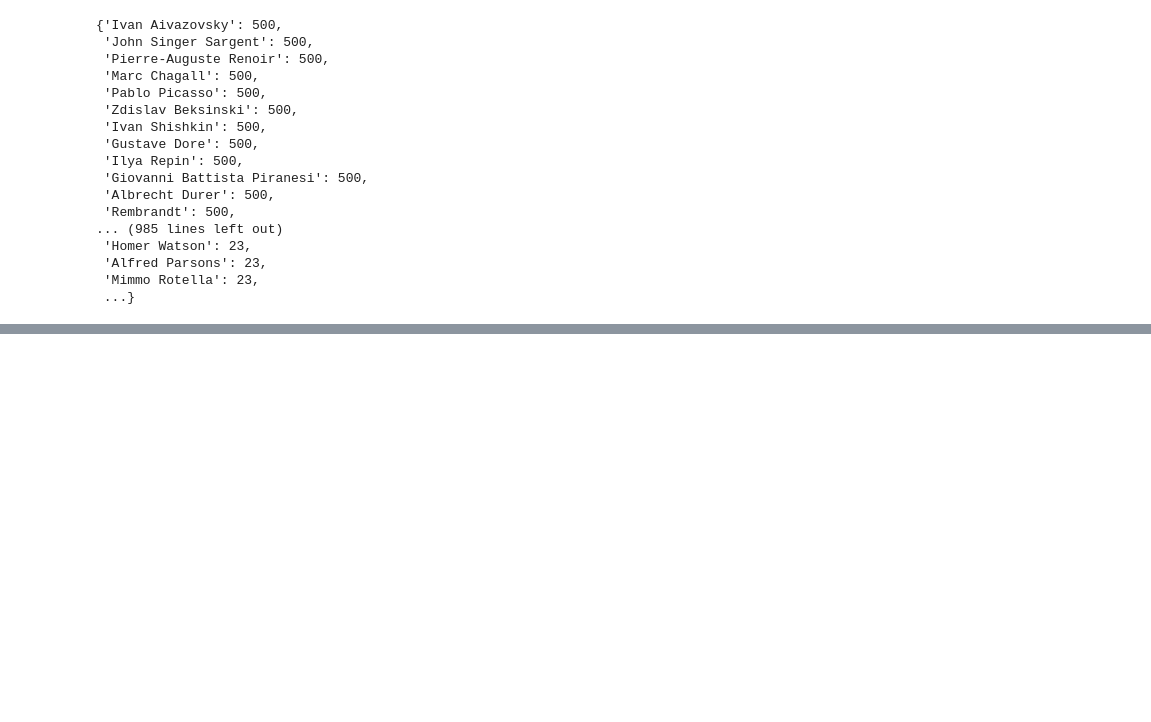
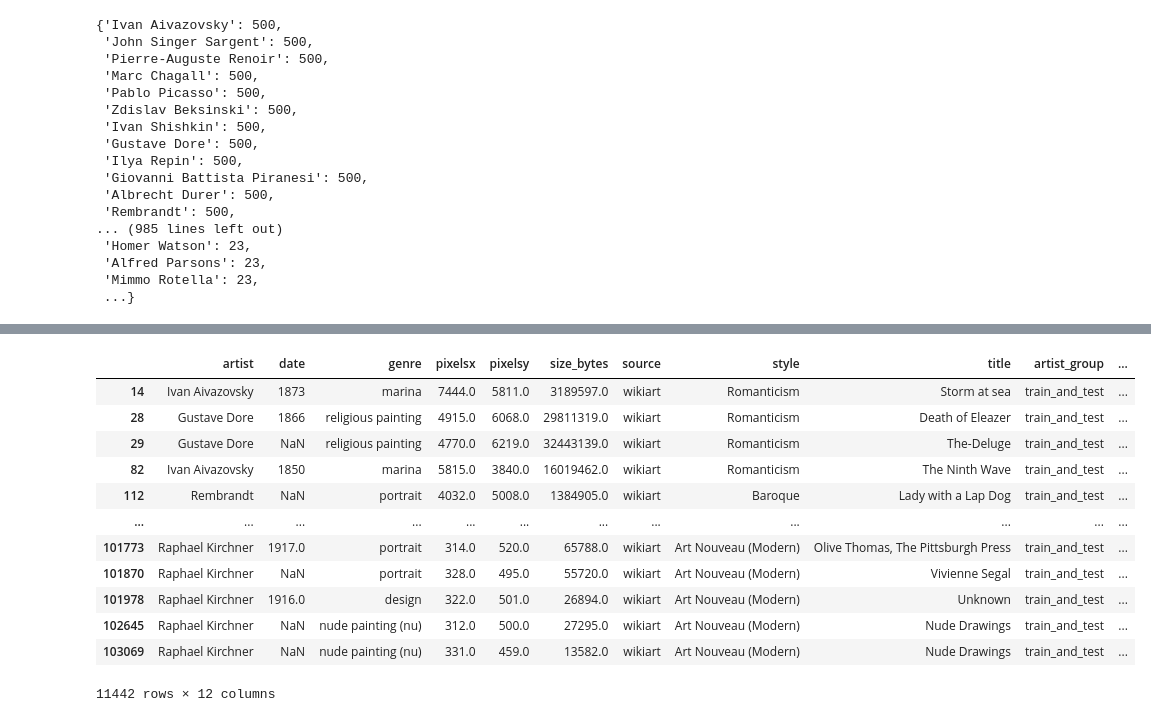
Before and after one commit to DCC-UAB/XNAPproject-grup07, a Jupyter notebook: our_code/fragment_train.ipynb, the cells around one changed output, grey strips where cells are left out. Saved outputs shown, nothing was run; the diff lists cells and outputs as text; code cells hidden in the pictures; blank space fills up the shorter version.

```diff
--- a/our_code/fragment_train.ipynb
+++ b/our_code/fragment_train.ipynb
@@ -170,0 +198,4 @@ Aquest serà el conjunt a utilitzar com a train, però sense fer el Data Augment
+# %%
+directori = "D:\\train_n_artists"
+content = os.listdir(directori)
+content
@@ -170,0 +220,21 @@ Aquest serà el conjunt a utilitzar com a train, però sense fer el Data Augment
+# %%
+artist_files = defaultdict(list)
+df_filtered = df_filtered[df_filtered['new_filename'].isin(content)]
+display(df_filtered)
+for index, row in df_filtered.iterrows():
+    artist_files[row['artist']].append(row['new_filename'])
+artist_files = dict(artist_files)
+# %% [output]
+|  | artist | date | genre | pixelsx | pixelsy | size_bytes | source | style | title | artist_group | ... |
+| 14 | Ivan Aivazovsky | 1873 | marina | 7444.0 | 5811.0 | 3189597.0 | wikiart | Romanticism | Storm at sea | train_and_test | ... |
+| 28 | Gustave Dore | 1866 | religious painting | 4915.0 | 6068.0 | 29811319.0 | wikiart | Romanticism | Death of Eleazer | train_and_test | ... |
+| 29 | Gustave Dore | NaN | religious painting | 4770.0 | 6219.0 | 32443139.0 | wikiart | Romanticism | The-Deluge | train_and_test | ... |
+| 82 | Ivan Aivazovsky | 1850 | marina | 5815.0 | 3840.0 | 16019462.0 | wikiart | Romanticism | The Ninth Wave | train_and_test | ... |
+| 112 | Rembrandt | NaN | portrait | 4032.0 | 5008.0 | 1384905.0 | wikiart | Baroque | Lady with a Lap Dog | train_and_test | ... |
+| ... | ... | ... | ... | ... | ... | ... | ... | ... | ... | ... | ... |
+| 101773 | Raphael Kirchner | 1917.0 | portrait | 314.0 | 520.0 | 65788.0 | wikiart | Art Nouveau (Modern) | Olive Thomas, The Pittsburgh Press | train_and_test | ... |
+| 101870 | Raphael Kirchner | NaN | portrait | 328.0 | 495.0 | 55720.0 | wikiart | Art Nouveau (Modern) | Vivienne Segal | train_and_test | ... |
+| 101978 | Raphael Kirchner | 1916.0 | design | 322.0 | 501.0 | 26894.0 | wikiart | Art Nouveau (Modern) | Unknown | train_and_test | ... |
+| 102645 | Raphael Kirchner | NaN | nude painting (nu) | 312.0 | 500.0 | 27295.0 | wikiart | Art Nouveau (Modern) | Nude Drawings | train_and_test | ... |
+| 103069 | Raphael Kirchner | NaN | nude painting (nu) | 331.0 | 459.0 | 13582.0 | wikiart | Art Nouveau (Modern) | Nude Drawings | train_and_test | ... |
+11442 rows × 12 columns
```
Also changed, not shown: parts of 13 cells of this notebook.
